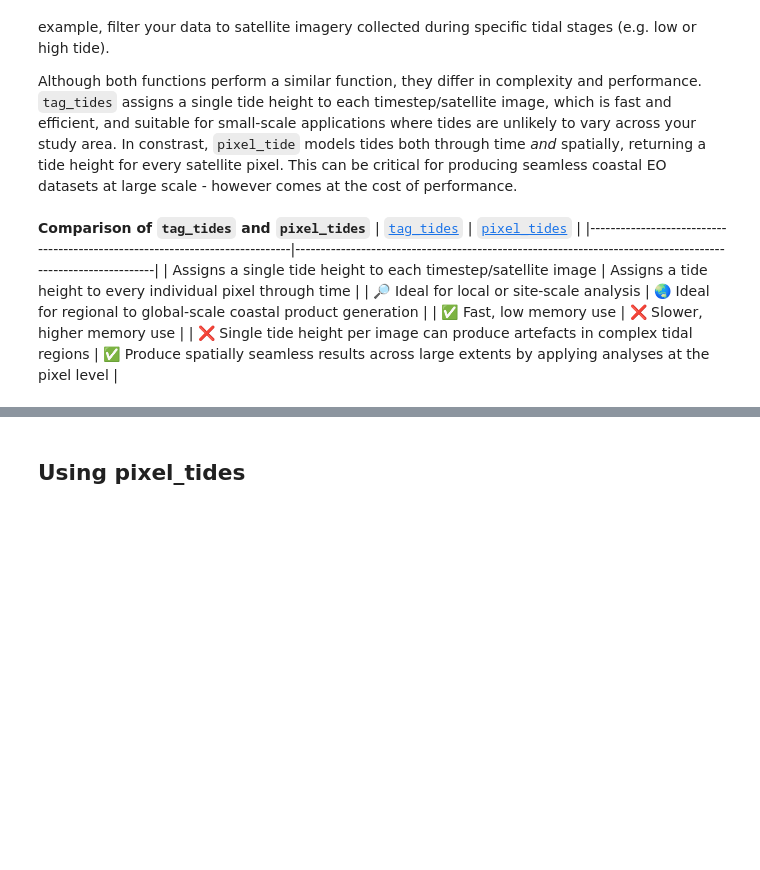
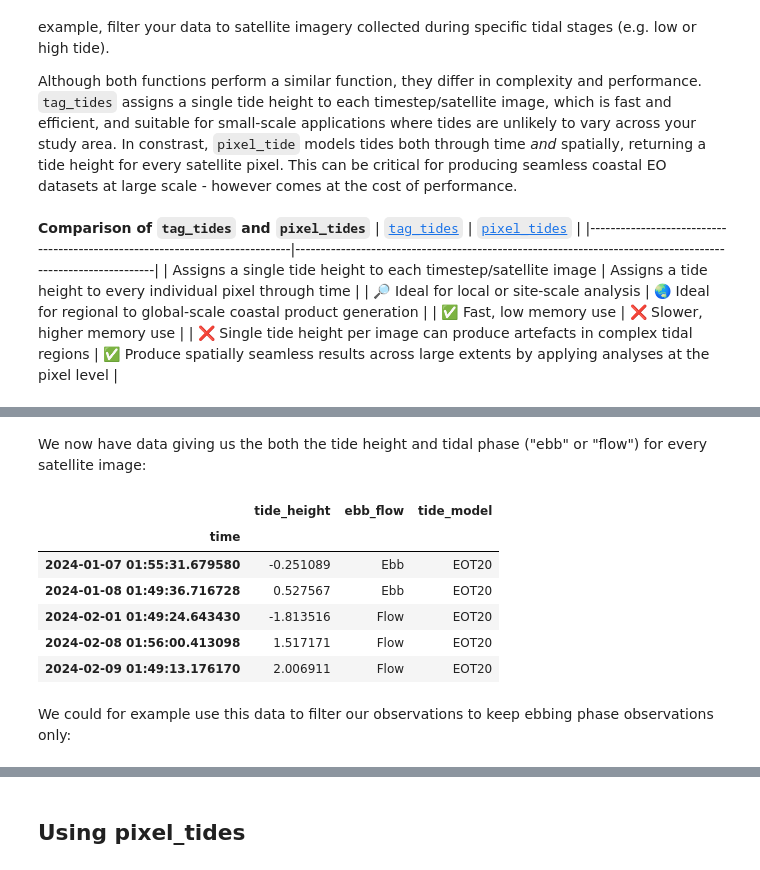
Before and after one commit to GeoscienceAustralia/eo-tides, a Jupyter notebook: docs/notebooks/Satellite_data.ipynb, the cells around one changed output, grey strips where cells are left out. Drawn from its saved outputs; the diff is of its cells as text; code cells hidden in the pictures; blank space fills up the shorter version.

Commit message:
Update satellite notebook

```diff
--- a/docs/notebooks/Satellite_data.ipynb
+++ b/docs/notebooks/Satellite_data.ipynb
@@ -100,0 +146,14 @@ Data variables:
+# %% [markdown]
+We now have data giving us the both the tide height and tidal phase ("ebb" or "flow") for every satellite image:
+# %%
+ds[["time", "tide_height", "ebb_flow"]].drop("spatial_ref").to_dataframe().head()
+# %% [output]
+|  | tide_height | ebb_flow | tide_model |
+| time |  |  |  |
+| 2024-01-07 01:55:31.679580 | -0.251089 | Ebb | EOT20 |
+| 2024-01-08 01:49:36.716728 | 0.527567 | Ebb | EOT20 |
+| 2024-02-01 01:49:24.643430 | -1.813516 | Flow | EOT20 |
+| 2024-02-08 01:56:00.413098 | 1.517171 | Flow | EOT20 |
+| 2024-02-09 01:49:13.176170 | 2.006911 | Flow | EOT20 |
+# %% [markdown]
+We could for example use this data to filter our observations to keep ebbing phase observations only:
```
Also changed, not shown: parts of 15 cells of this notebook.
